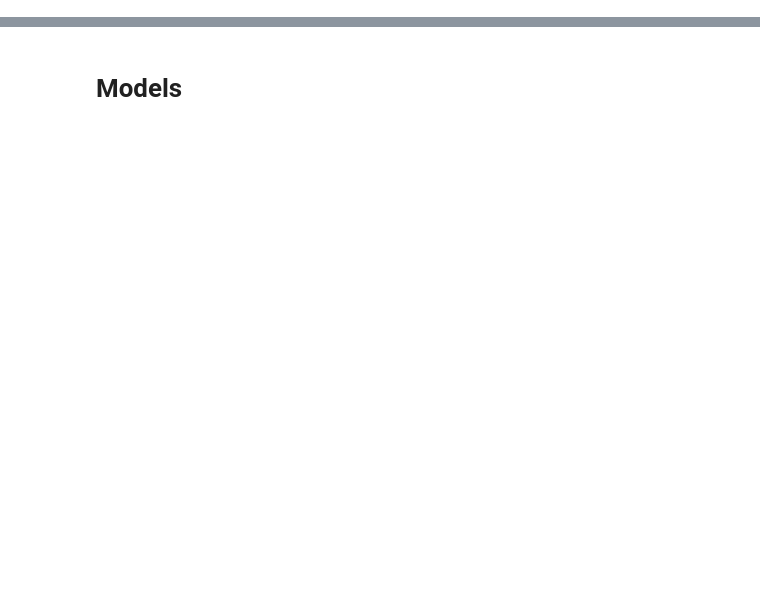
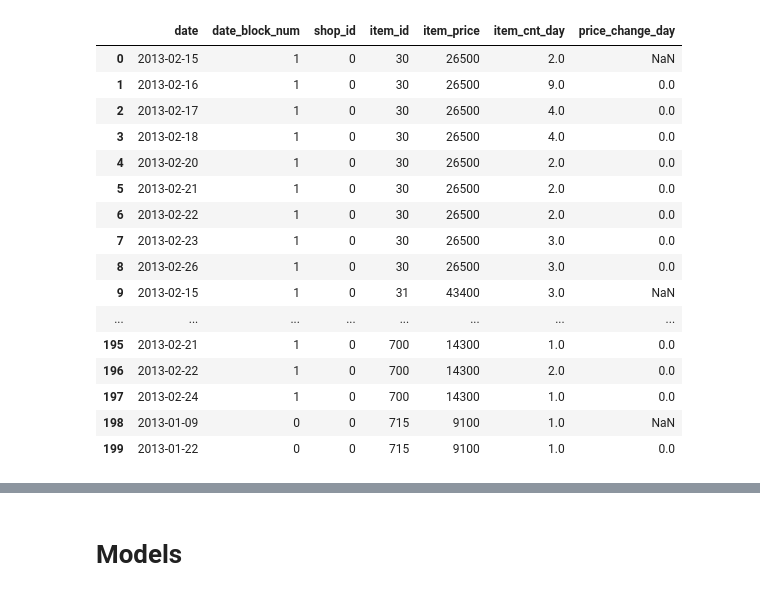
Before and after one commit to wol-e/kaggle, a Jupyter notebook: predict-future-sales/predict-future-sales/process_data_monthly_full_ids.ipynb, the cells around one changed output, grey strips where cells are left out. Drawn from its saved outputs; the diff is of its cells as text; code cells hidden in the pictures; blank space fills up the shorter version.

```diff
--- a/predict-future-sales/predict-future-sales/process_data_monthly_full_ids.ipynb
+++ b/predict-future-sales/predict-future-sales/process_data_monthly_full_ids.ipynb
@@ -1,6 +1,9 @@
 # %%
 import matplotlib.pyplot as plt
 import pandas as pd
-from datetime import datetime
+from datetime import datetime, timedelta
+from dateutil.relativedelta import *
+from calendar import monthrange
 
 pd.set_option('display.max_columns', 500)
+pd.set_option('display.max_rows', 500)
@@ -7,5 +14,5 @@ pd.set_option('display.max_columns', 500)
 # %%
-sales = pd.read_csv("data/source/sales_train.csv")
 sales["date"] = sales["date"].apply(lambda x: datetime.strptime(x, "%d.%m.%Y"))
+sales["item_price"] = (sales["item_price"] * 100).apply(lambda x: round(x, 0)).astype("Int32")
 display(sales.head(5))
 sales.shape
@@ -47,3 +208,33 @@ shop_item.info()
+# %%
+sales = sales.sort_values(by=["shop_id", "item_id", "date"]).reset_index(drop=True)
+
+price_change = sales.groupby(["shop_id", "item_id"]).item_price.rolling(window=2).apply(
+    lambda x: x.iloc[1] - x.iloc[0]
+)
+
+sales["price_change_day"] = price_change.reset_index()["item_price"]
+
+sales
+# %%
+sales.head(n=200)
+# %% [output]
+|  | date | date_block_num | shop_id | item_id | item_price | item_cnt_day | price_change_day |
+| 0 | 2013-02-15 | 1 | 0 | 30 | 26500 | 2.0 | NaN |
+| 1 | 2013-02-16 | 1 | 0 | 30 | 26500 | 9.0 | 0.0 |
+| 2 | 2013-02-17 | 1 | 0 | 30 | 26500 | 4.0 | 0.0 |
+| 3 | 2013-02-18 | 1 | 0 | 30 | 26500 | 4.0 | 0.0 |
+| 4 | 2013-02-20 | 1 | 0 | 30 | 26500 | 2.0 | 0.0 |
+| 5 | 2013-02-21 | 1 | 0 | 30 | 26500 | 2.0 | 0.0 |
+| 6 | 2013-02-22 | 1 | 0 | 30 | 26500 | 2.0 | 0.0 |
+| 7 | 2013-02-23 | 1 | 0 | 30 | 26500 | 3.0 | 0.0 |
+| 8 | 2013-02-26 | 1 | 0 | 30 | 26500 | 3.0 | 0.0 |
+| 9 | 2013-02-15 | 1 | 0 | 31 | 43400 | 3.0 | NaN |
+| ... | ... | ... | ... | ... | ... | ... | ... |
+| 195 | 2013-02-21 | 1 | 0 | 700 | 14300 | 1.0 | 0.0 |
+| 196 | 2013-02-22 | 1 | 0 | 700 | 14300 | 2.0 | 0.0 |
+| 197 | 2013-02-24 | 1 | 0 | 700 | 14300 | 1.0 | 0.0 |
+| 198 | 2013-01-09 | 0 | 0 | 715 | 9100 | 1.0 | NaN |
+| 199 | 2013-01-22 | 0 | 0 | 715 | 9100 | 1.0 | 0.0 |
 # %%
 # aggregate sales by month
 sales_monthly = sales.groupby(["date_block_num", "shop_id", "item_id"]).agg({
```
Also changed, not shown: parts of 40 cells of this notebook, 1 other file.
